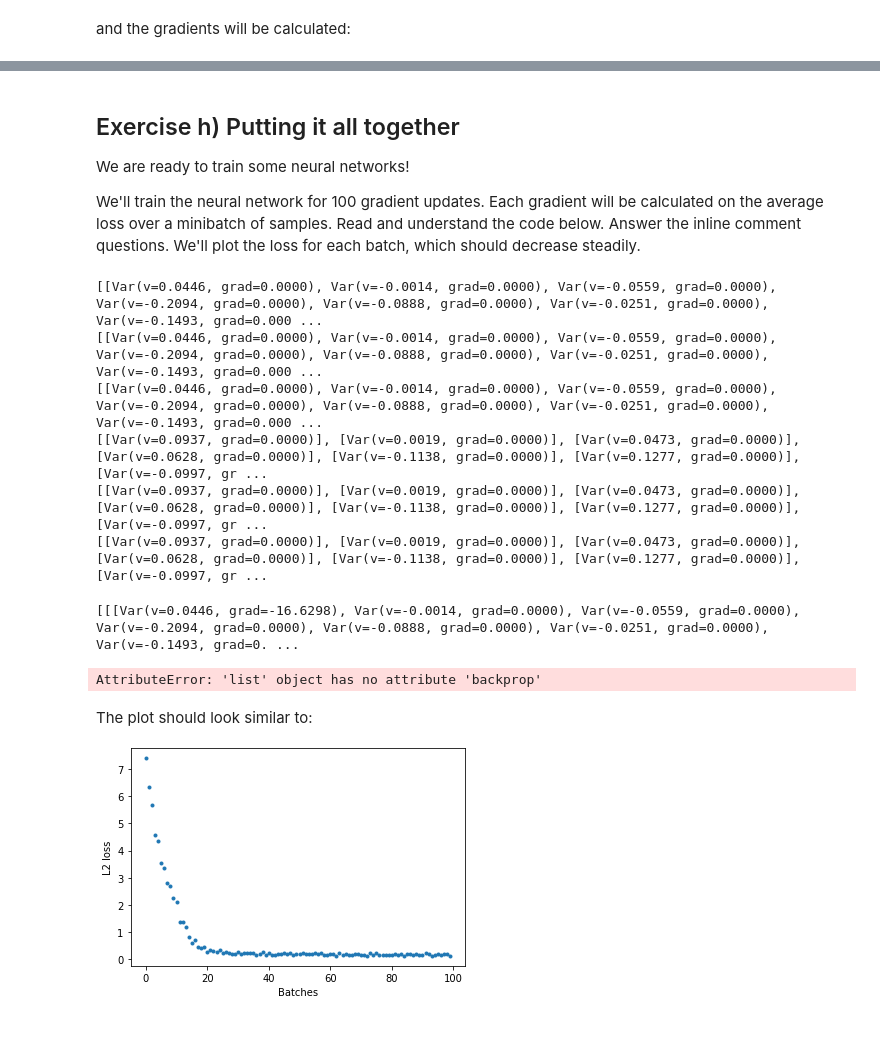
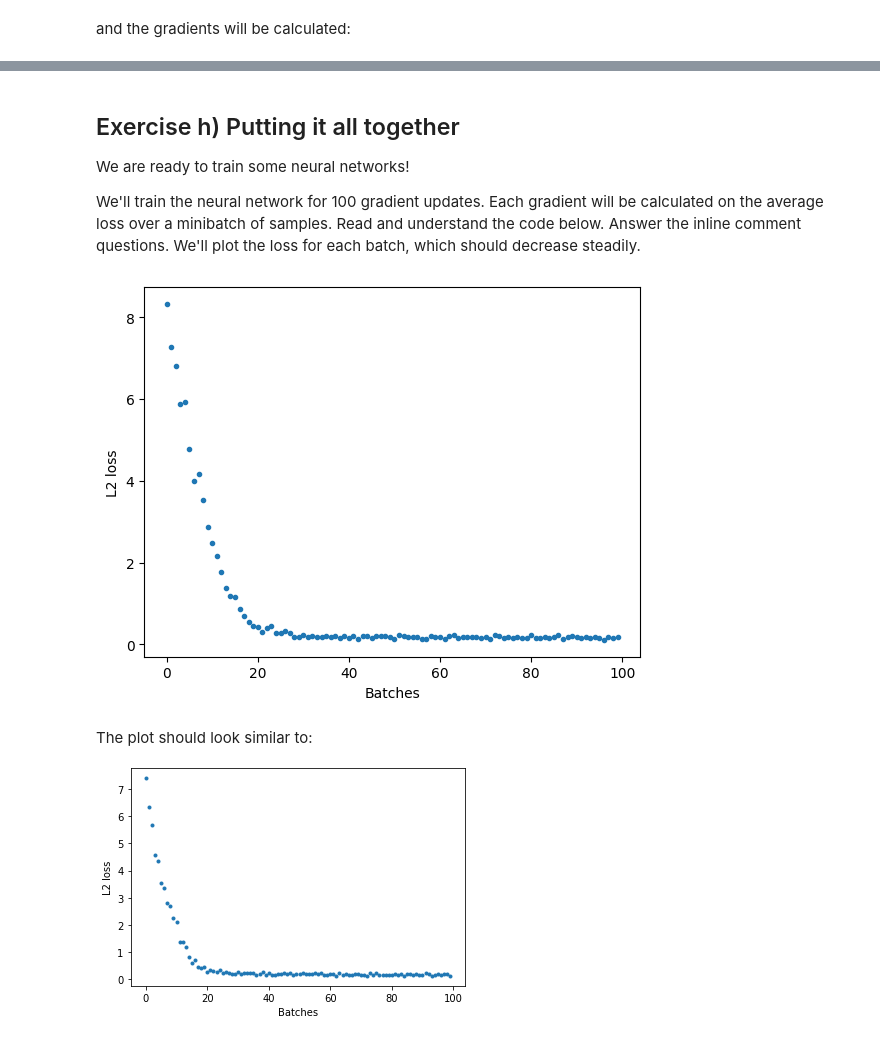
Before and after one commit to MariaRadmer/DeepLearn, a Jupyter notebook: labs/lab3.ipynb, the cells around one changed output, grey strips where cells are left out. Drawn from its saved outputs; the diff is of its cells as text; code cells hidden in the pictures.

```diff
--- a/labs/lab3.ipynb
+++ b/labs/lab3.ipynb
@@ -346,27 +349,23 @@ class MLP:
 
     def parameters(self) -> Sequence[Var]:
         """ Returns all the parameters of the layers as a flat list"""
-        lst =[]
 
+        lst: Sequence[Var] = []
         for layer in self.layers:
-            lst.append(layer.parameters())
-
-            print(layer.parameters())
-
+          for p in layer.parameters():
+            lst.append(p)
 
         return lst
+
 
 
     def forward(self, x: Sequence[Var]) -> Sequence[Var]:
         """
         Computes the forward pass of the MLP: x = layer(x) for each layer in layers
         """
-        lst: Sequence = []
         for layer in self.layers:
-            x = layer.forward(x)
-            for x_i in x:
-                lst.append(x_i)
-        return lst
+          x = layer.forward(x)
+        return x
 # %% [markdown]
 ## Exercise g) SGD
 
@@ -380,15 +379,13 @@ class SGD:
     def zero_grad(self):
         """ Set the gradient to zero for all parameters """
         for p in self.parameters:
-            p =Var(0)
+            p.grad = 0
 
     def step(self):
         """Performs a single step of SGD for each parameter: p = p - learning_rate * grad_p """
-        print(self.parameters, "\n")
-
 
         for p in self.parameters:
-            p = p - self.learning_rate * p.backprop()
+            p.v = p.v - self.learning_rate * p.grad
 # %% [markdown]
 # Loss functions
 
@@ -430,46 +427,49 @@ layer 1 Weights: [[Var(v=-0.0701, grad=0.0000)], [Var(v=-0.0744, grad=0.0000)],
 
 We are ready to train some neural networks!
 
-We'll train the neural network for 100 gradient updates. Each gradient will be calculated on the average loss over a minibatch of samples. Read and understand the code below. Answer the inline comment questions. We'll plot the loss for each batch, which should decrease steadily.
+We'll train the neural network for 100 gradient updates. Each gradient will be calculated on the average loss over a minibatch of samples. Read and understand the code below.
+Answer the inline comment questions.
+We'll plot the loss for each batch, which should decrease steadily.
 # %%
 mlp = MLP([
     DenseLayer(1, 16, lambda x: x.tanh()),
     DenseLayer(16, 1, lambda x: x)
 ]) # What does this line do?
 
+"""
+Initilizes the Multi-Layer Perceptron over 2 dense layers. Layer one takes in a signle neuron and
+outputs 16 neurons and then the other layer that takes in 16 neurons and outputs 1 neuron. The first
+layer applies the fuction tan().
+"""
+
 learning_rate = 0.01 # Try different learning rates
-optim = SGD(mlp.parameters(), learning_rate) # What does this line do?
+optim = SGD(mlp.parameters(), learning_rate) # What does this line do? - Inilitilizes the gradient descent with the parameters and learning rate
+
 
 batch_size = 64
 losses = []
 for i in tqdm.tqdm(range(100)):
     loss = Var(0.0)
-    for _ in range(batch_size): # What does this loop do?
-        x, y_target = random.choice(train_data) # What does this line do?
+    for _ in range(batch_size): # What does this loop do? - We run 64 times over 100 test data
+
+        x, y_target = random.choice(train_data) # What does this line do? - We take a random choice from testing data
         x = Var(x)
         y_target = Var(y_target)
         y = mlp.forward([x])
         loss += squared_loss(y_target, y[0])
 
-    loss = loss / Var(batch_size) # What does this line do?
+    loss = loss / Var(batch_size) # What does this line do? - Computes the loss per batch size
     losses.append(loss.v)
-    optim.zero_grad() # Why do we need to call zero_grad here?
-    loss.backward() # What does this line do?
-    optim.step()# What does this line do?
+    optim.zero_grad() # Why do we need to call zero_grad here? - Clean the gradiants in order not to have old data there
+    loss.backward() # What does this line do? - Computes the gradiant. To find of the gradiant of the graph is making an improvement
+    optim.step()  # What does this line do? - Finds the stochastic gradient descent of all the parameters
 
 plt.plot(losses, '.')
 plt.ylabel('L2 loss')
 plt.xlabel('Batches')
 plt.show()
 # %% [output]
-[[Var(v=0.0446, grad=0.0000), Var(v=-0.0014, grad=0.0000), Var(v=-0.0559, grad=0.0000), Var(v=-0.2094, grad=0.0000), Var(v=-0.0888, grad=0.0000), Var(v=-0.0251, grad=0.0000), Var(v=-0.1493, grad=0.000 ...
-[[Var(v=0.0446, grad=0.0000), Var(v=-0.0014, grad=0.0000), Var(v=-0.0559, grad=0.0000), Var(v=-0.2094, grad=0.0000), Var(v=-0.0888, grad=0.0000), Var(v=-0.0251, grad=0.0000), Var(v=-0.1493, grad=0.000 ...
-[[Var(v=0.0446, grad=0.0000), Var(v=-0.0014, grad=0.0000), Var(v=-0.0559, grad=0.0000), Var(v=-0.2094, grad=0.0000), Var(v=-0.0888, grad=0.0000), Var(v=-0.0251, grad=0.0000), Var(v=-0.1493, grad=0.000 ...
-[[Var(v=0.0937, grad=0.0000)], [Var(v=0.0019, grad=0.0000)], [Var(v=0.0473, grad=0.0000)], [Var(v=0.0628, grad=0.0000)], [Var(v=-0.1138, grad=0.0000)], [Var(v=0.1277, grad=0.0000)], [Var(v=-0.0997, gr ...
-[[Var(v=0.0937, grad=0.0000)], [Var(v=0.0019, grad=0.0000)], [Var(v=0.0473, grad=0.0000)], [Var(v=0.0628, grad=0.0000)], [Var(v=-0.1138, grad=0.0000)], [Var(v=0.1277, grad=0.0000)], [Var(v=-0.0997, gr ...
-[[Var(v=0.0937, grad=0.0000)], [Var(v=0.0019, grad=0.0000)], [Var(v=0.0473, grad=0.0000)], [Var(v=0.0628, grad=0.0000)], [Var(v=-0.1138, grad=0.0000)], [Var(v=0.1277, grad=0.0000)], [Var(v=-0.0997, gr ...
-[[[Var(v=0.0446, grad=-16.6298), Var(v=-0.0014, grad=0.0000), Var(v=-0.0559, grad=0.0000), Var(v=-0.2094, grad=0.0000), Var(v=-0.0888, grad=0.0000), Var(v=-0.0251, grad=0.0000), Var(v=-0.1493, grad=0. ...
-AttributeError: 'list' object has no attribute 'backprop'
+[figure, added]
 # %% [markdown]
 The plot should look similar to:
 
```
Also changed, not shown: parts of 5 cells of this notebook.
